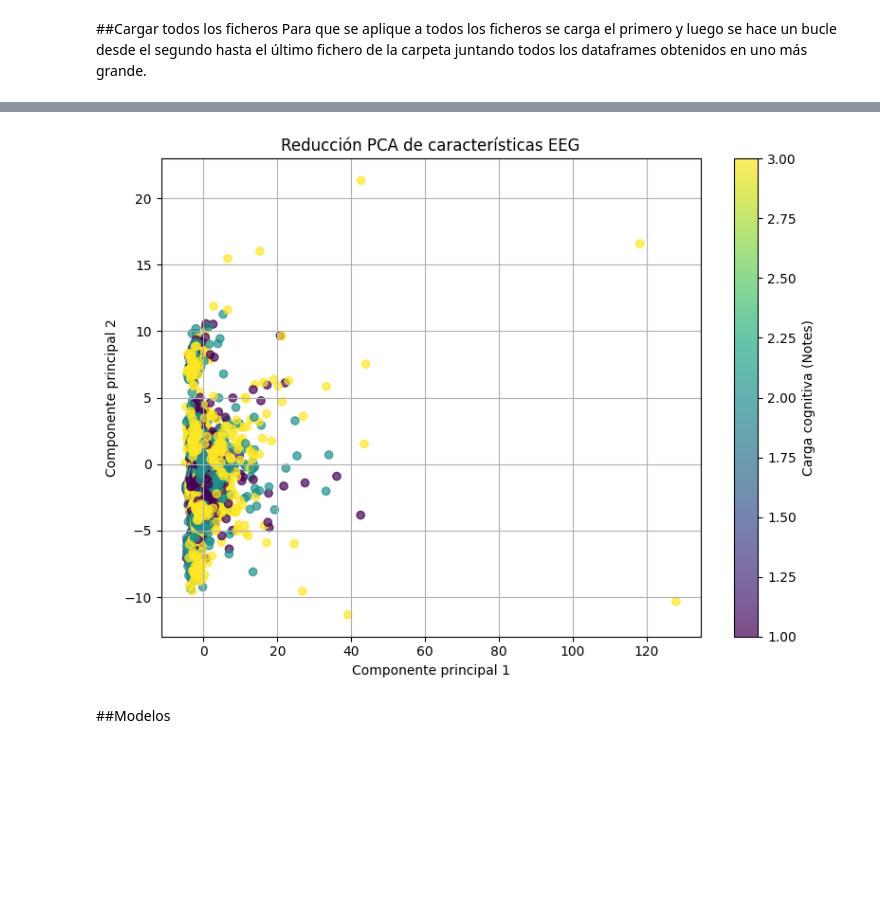
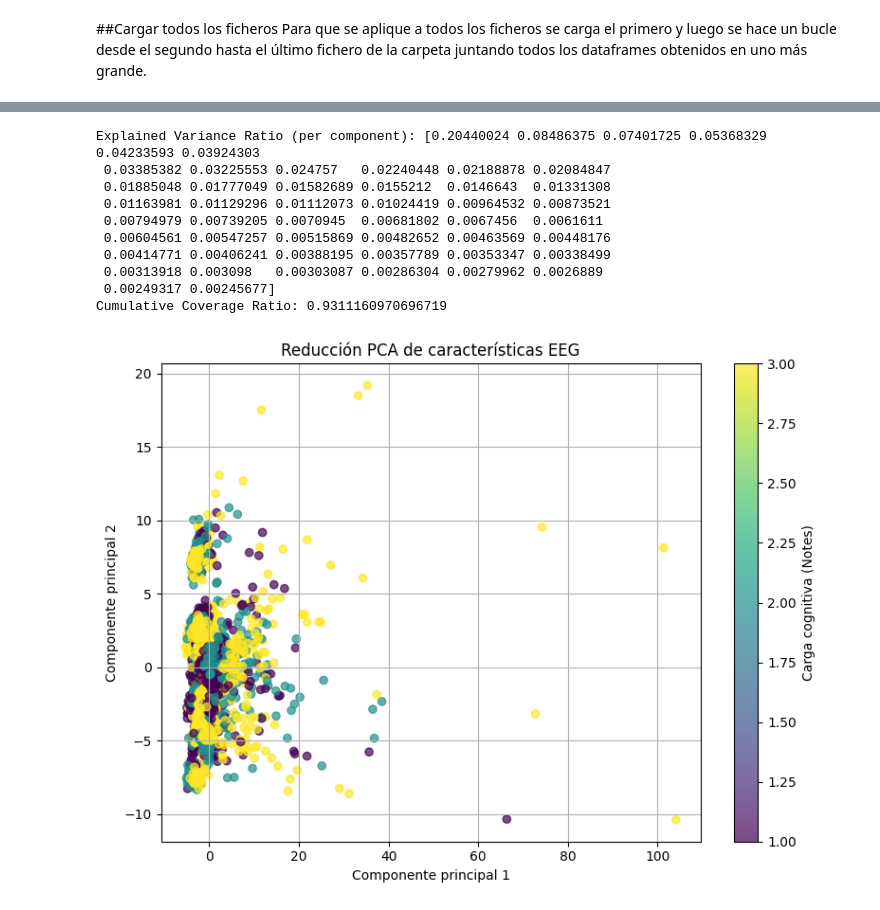
Before and after one commit to loleandote22/PruebasAprendizaje, a Jupyter notebook: Ejercicio.ipynb, the cells around one changed output, grey strips where cells are left out. Drawn from its saved outputs; the diff is of its cells as text; code cells hidden in the pictures; blank space fills up the shorter version.

```diff
--- a/Ejercicio.ipynb
+++ b/Ejercicio.ipynb
@@ -96,13 +96,13 @@ He probado con 4
 # %%
 def ventaneo(datos):
   intervalo = 256
-  segundos  = 2
+  segundos  = 4
   ventana = segundos*intervalo
   ventanal = []
   indice = 0
-  for i in range (0, len(datos) - ventana + 1, ventana):
+  for i in range (0, len(datos) - ventana + 1, ventana//2):
     indice = i+ventana
-    ventanal.append(datos[i:i+ventana])
+    ventanal.append(datos[i:indice])
   if indice < len(datos):
     ventanal.append(datos[indice:])
   return ventanal
@@ -172,19 +174,31 @@ y = resultado["Notes"]
 # %%
 scaler = StandardScaler()
 X_scaled = scaler.fit_transform(X)
 columnas = 50
 pca = PCA(n_components=columnas)
 X_pca = pca.fit_transform(X_scaled)
+exp = pca.fit(X_scaled).explained_variance_ratio_
+print("Explained Variance Ratio (per component):", exp)
+cum = exp.cumsum()
+print("Cumulative Coverage Ratio:", cum[-1])
 plt.figure(figsize=(8, 6))
 scatter = plt.scatter(X_pca[:, 0], X_pca[:, 1], c=y, cmap="viridis", alpha=0.7)
 plt.xlabel("Componente principal 1")
 plt.ylabel("Componente principal 2")
 plt.title("Reducción PCA de características EEG")
 plt.colorbar(scatter, label="Carga cognitiva (Notes)")
 plt.grid(True)
 plt.tight_layout()
 plt.show()
 # %% [output]
+Explained Variance Ratio (per component): [0.20440024 0.08486375 0.07401725 0.05368329 0.04233593 0.03924303
+ 0.03385382 0.03225553 0.024757   0.02240448 0.02188878 0.02084847
+ 0.01885048 0.01777049 0.01582689 0.0155212  0.0146643  0.01331308
+ 0.01163981 0.01129296 0.01112073 0.01024419 0.00964532 0.00873521
+ 0.00794979 0.00739205 0.0070945  0.00681802 0.0067456  0.0061611
+ 0.00604561 0.00547257 0.00515869 0.00482652 0.00463569 0.00448176
+ 0.00414771 0.00406241 0.00388195 0.00357789 0.00353347 0.00338499
+ 0.00313918 0.003098   0.00303087 0.00286304 0.00279962 0.0026889
+ 0.00249317 0.00245677]
+Cumulative Coverage Ratio: 0.9311160970696719
-[figure, old version]
+[figure, new version]
-# %% [markdown]
-##Modelos
```
Also changed, not shown: parts of 10 cells of this notebook.
